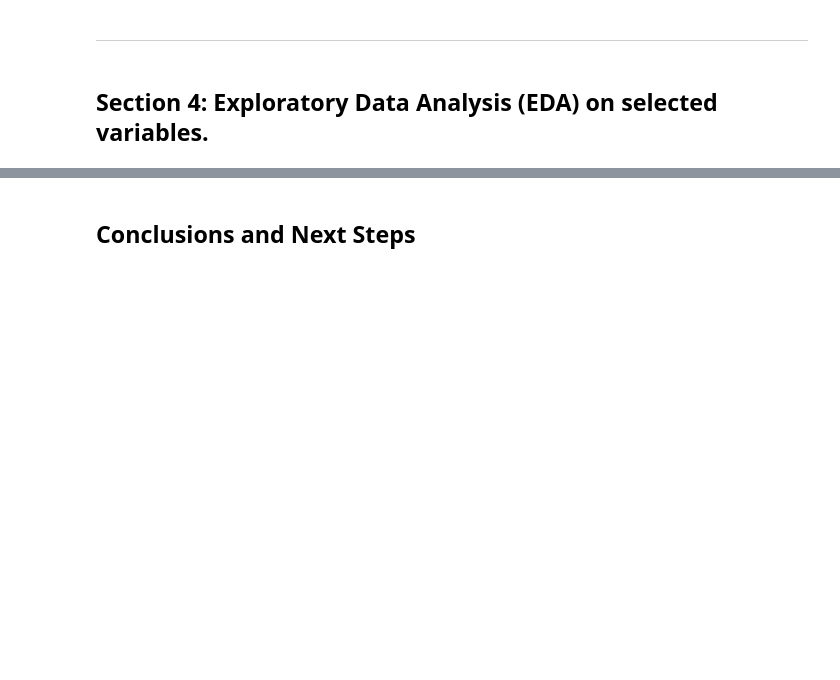
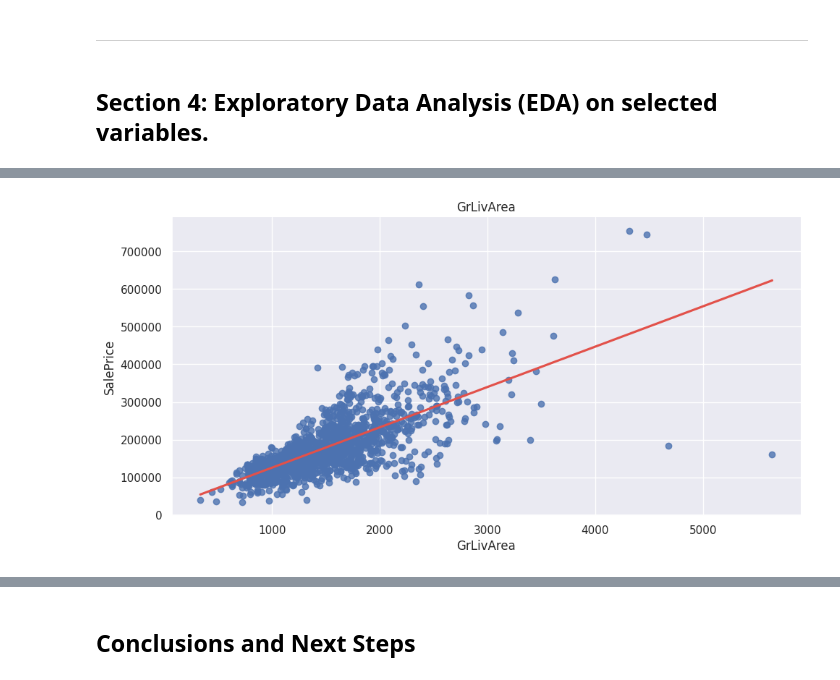
Before and after one commit to NatashaRy/house-price-predictor, a Jupyter notebook: jupyter_notebooks/03-CorrelationStudy.ipynb, the cells around one changed output, grey strips where cells are left out. Saved outputs shown, nothing was run; the diff lists cells and outputs as text; code cells hidden in the pictures; blank space fills up the shorter version.

```diff
--- a/jupyter_notebooks/03-CorrelationStudy.ipynb
+++ b/jupyter_notebooks/03-CorrelationStudy.ipynb
@@ -355,0 +423,81 @@ New DataFrame for analysis:
+# %%
+sns.set_style('darkgrid')
+
+# Time variables
+time = ['YearBuilt', 'YearRemodAdd']
+
+def plot_lm(df, col, target_var):
+    """
+    Function to create linear regression plots for continuous variables.
+    """
+    sns.lmplot(
+        data=df,
+        x=col,
+        y=target_var,
+        ci=None,
+        line_kws={'color': sns.color_palette("Spectral")[0]},
+        height=5,
+        aspect=2
+    )
+    plt.title(f"{col}", fontsize=12)
+    plt.savefig(f'docs/plots/lm_plot_price_by_{col}.png', bbox_inches='tight')
+    plt.show()
+
+def plot_box(df, col, target_var):
+    """
+    Function to create box plots for categorical variables.
+    Dynamically adjusts the palette based on the number of categories.
+    """
+    num_categories = len(df[col].unique())
+    palette = sns.color_palette("Spectral", n_colors=num_categories)
+
+    plt.figure(figsize=(8, 5))
+    sns.boxplot(
+        data=df,
+        x=col,
+        y=target_var,
+        palette=palette
+    )
+    plt.title(f"{col}", fontsize=12)
+    plt.xlabel(col, fontsize=14)
+    plt.ylabel(target_var, fontsize=8)
+    plt.savefig(f'docs/plots/box_plot_price_by_{col}.png', bbox_inches='tight')
+    plt.show()
+
+def plot_line(df, col, target_var):
+    """
+    Function to create line plots for time variables.
+    """
+    plt.figure(figsize=(12, 5))
+    sns.lineplot(
+        data=df,
+        x=col,
+        y=target_var,
+        color=sns.color_palette("Spectral")[1]
+    )
+    plt.title(f"{col}", fontsize=12)
+    plt.xlabel(col, fontsize=14)
+    plt.ylabel(target_var, fontsize=8)
+    plt.savefig(f'docs/plots/line_plot_price_by_{col}.png', bbox_inches='tight')
+    plt.show()
+
+# Loop for visualizations
+def create_visualizations(df, vars_to_study, target_var):
+    """
+    Loop through variables and create appropriate visualizations.
+    """
+    for col in vars_to_study:
+        if len(df[col].unique()) <= 10:  # Categorical variables
+            plot_box(df, col, target_var)
+            print(f"Boxplot created for {col}\n\n")
+        elif col in time:  # Time variables
+            plot_line(df, col, target_var)
+            print(f"Line plot created for {col}\n\n")
+        else:  # Continuous variables
+            plot_lm(df, col, target_var)
+            print(f"Linear regression plot created for {col}\n\n")
+
+# Call the function to create visualizations
+create_visualizations(df_eda, vars_to_study, 'SalePrice')
+# %% [output]
+[figure, added]
```
Also changed, not shown: parts of 22 cells of this notebook, 22 other files.
